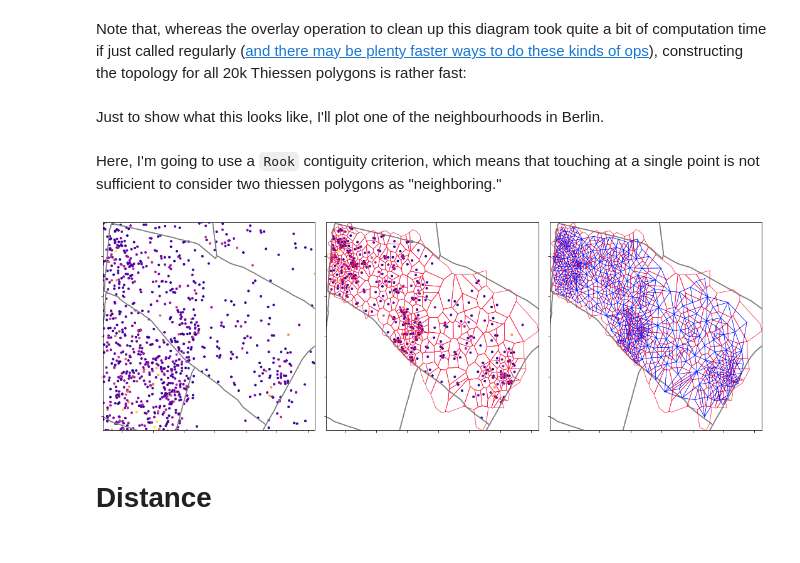
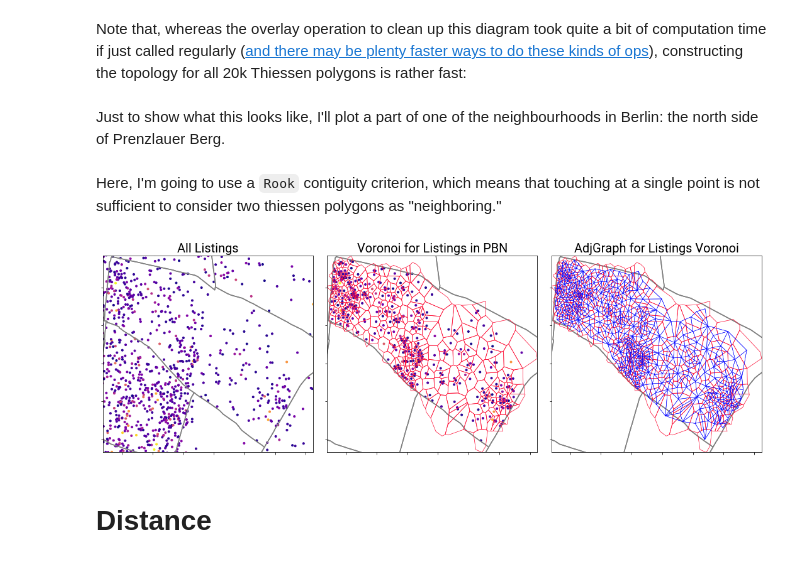
Before and after one commit to ljwolf/geopython, a Jupyter notebook: sds1.ipynb, the cells around one changed output. Cells and saved outputs as stored; diff of their text form; code cells hidden in the pictures.

```diff
--- a/sds1.ipynb
+++ b/sds1.ipynb
@@ -369,5 +369,5 @@ Qthiessens = lp.Queen.from_dataframe(thiessens)
 # %% [markdown]
-Just to show what this looks like, I'll plot one of the neighbourhoods in Berlin.
+Just to show what this looks like, I'll plot a part of one of the neighbourhoods in Berlin: the north side of Prenzlauer Berg.
 # %%
 pberg = thiessens[listings.neighbourhood_cleansed == 'Prenzlauer Berg Nord']
 pberg = pberg.reset_index()
@@ -378,31 +378,34 @@ Rthiessens_pberg = lp.Rook.from_dataframe(pberg)
 # %%
 f,ax = plt.subplots(1,3,figsize=(15,5),sharex=True,sharey=True)
 
 # plot the airbnbs across the map
 
 listings.plot('price', cmap='plasma', ax=ax[0],zorder=0, marker='.')
 # Focus on pberg
 ax[0].set_xlim(*pberg.total_bounds[np.asarray([0,2])])
 ax[0].set_ylim(*pberg.total_bounds[np.asarray([1,3])])
 
 # Plot the thiessens corresponding to each listing in pberg north
 listings[listings.neighbourhood_cleansed == 'Prenzlauer Berg Nord']\
         .plot('price', cmap='plasma', marker='.', ax=ax[1], zorder=0)
 pberg.boundary.plot(ax=ax[1], linewidth=.7)
 
 # plot the thiessens and their representative network linking each airbnb
 Rthiessens_pberg.plot(pberg, node_kws=dict(marker='.',s=0),
                       edge_kws=dict(linewidth=.5), color='b', ax=ax[2])
 pberg.boundary.plot(ax=ax[2], linewidth=.7)
 
 # underlay the neighbourhood boundaries
 for ax_ in ax:
     neighbourhoods.boundary.plot(ax=ax_, color='grey',zorder=1)
     ax_.set_xticklabels([])
     ax_.set_yticklabels([])
+ax[0].set_title("All Listings", fontsize=20)
+ax[1].set_title("Voronoi for Listings in PBN", fontsize=20)
+ax[2].set_title("AdjGraph for Listings Voronoi", fontsize=20)
 f.tight_layout()
 plt.show()
 # %% [output]
-[figure, old version]
+[figure, new version]
 # %% [markdown]
 # Distance
```
Also changed, not shown: parts of 19 cells of this notebook.
